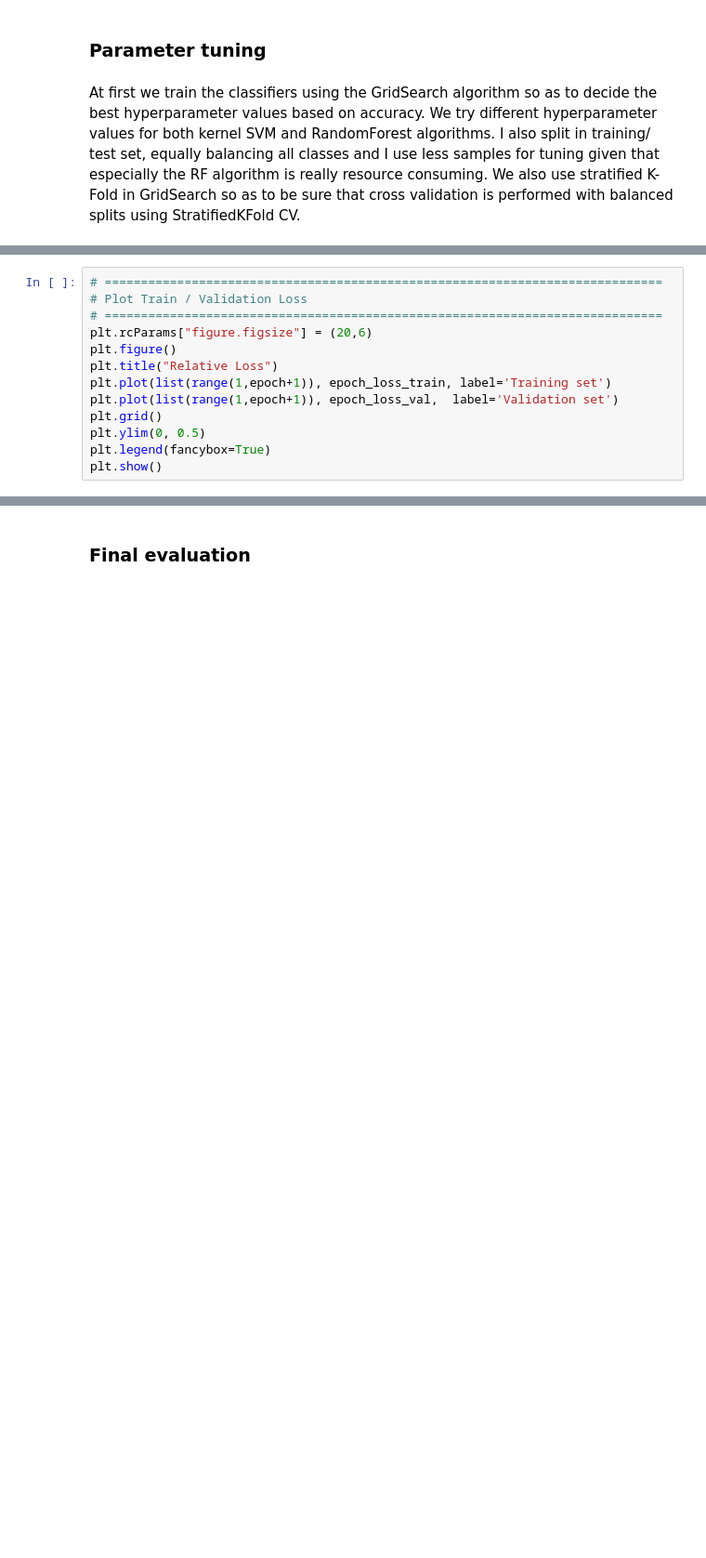
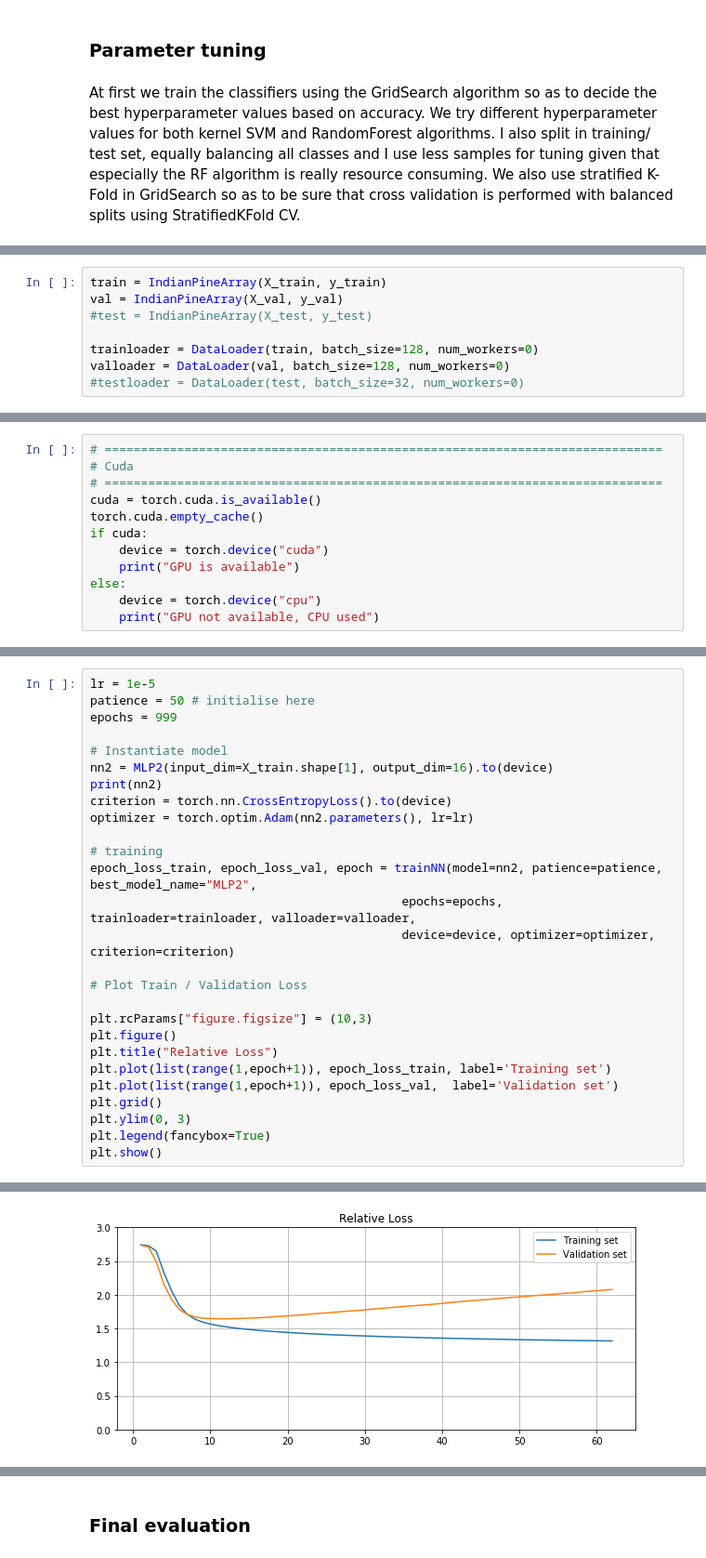
Before and after one commit to pelekhs/Geo-exercise-5, a Jupyter notebook: Ex-5.2.ipynb, the cells around one changed output, grey strips where cells are left out. Shown at 93% size. Drawn from its saved outputs; the diff is of its cells as text; blank space fills up the shorter version.

```diff
--- a/Ex-5.2.ipynb
+++ b/Ex-5.2.ipynb
@@ -126,0 +217,8 @@ else:
+# %%
+train = IndianPineArray(X_train, y_train)
+val = IndianPineArray(X_val, y_val)
+#test = IndianPineArray(X_test, y_test)
+
+trainloader = DataLoader(train, batch_size=128, num_workers=0)
+valloader = DataLoader(val, batch_size=128, num_workers=0)
+#testloader = DataLoader(test, batch_size=32, num_workers=0)
@@ -126,0 +295,12 @@ else:
+# %%
+# =============================================================================
+# Cuda
+# =============================================================================
+cuda = torch.cuda.is_available()
+torch.cuda.empty_cache()
+if cuda:
+    device = torch.device("cuda")
+    print("GPU is available")
+else:
+    device = torch.device("cpu")
+    print("GPU not available, CPU used")
@@ -190,13 +443,28 @@ print("Finished Training!")
 # %%
-# =============================================================================
+lr = 1e-5
+patience = 50 # initialise here
+epochs = 999
+
+# Instantiate model
+nn2 = MLP2(input_dim=X_train.shape[1], output_dim=16).to(device)
+print(nn2)
+criterion = torch.nn.CrossEntropyLoss().to(device)
+optimizer = torch.optim.Adam(nn2.parameters(), lr=lr)
+
+# training
+epoch_loss_train, epoch_loss_val, epoch = trainNN(model=nn2, patience=patience, best_model_name="MLP2",
+                                           epochs=epochs, trainloader=trainloader, valloader=valloader,
+                                           device=device, optimizer=optimizer, criterion=criterion)
+
 # Plot Train / Validation Loss
-# =============================================================================
-plt.rcParams["figure.figsize"] = (20,6)
+
+plt.rcParams["figure.figsize"] = (10,3)
 plt.figure()
 plt.title("Relative Loss")
 plt.plot(list(range(1,epoch+1)), epoch_loss_train, label='Training set')
 plt.plot(list(range(1,epoch+1)), epoch_loss_val,  label='Validation set')
 plt.grid()
-plt.ylim(0, 0.5)
+plt.ylim(0, 3)
 plt.legend(fancybox=True)
 plt.show()
+# %% [output]
@@ -202,0 +488 @@ plt.show()
+[figure, added]
```
Also changed, not shown: parts of 38 cells of this notebook, 4 other files.
